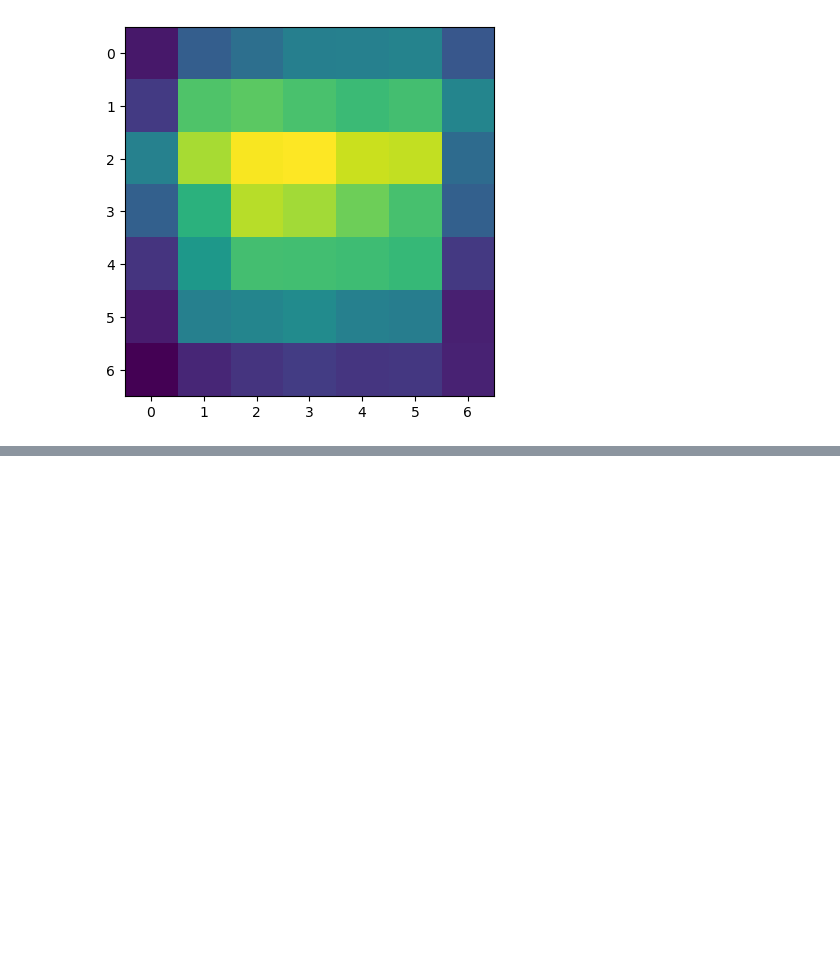
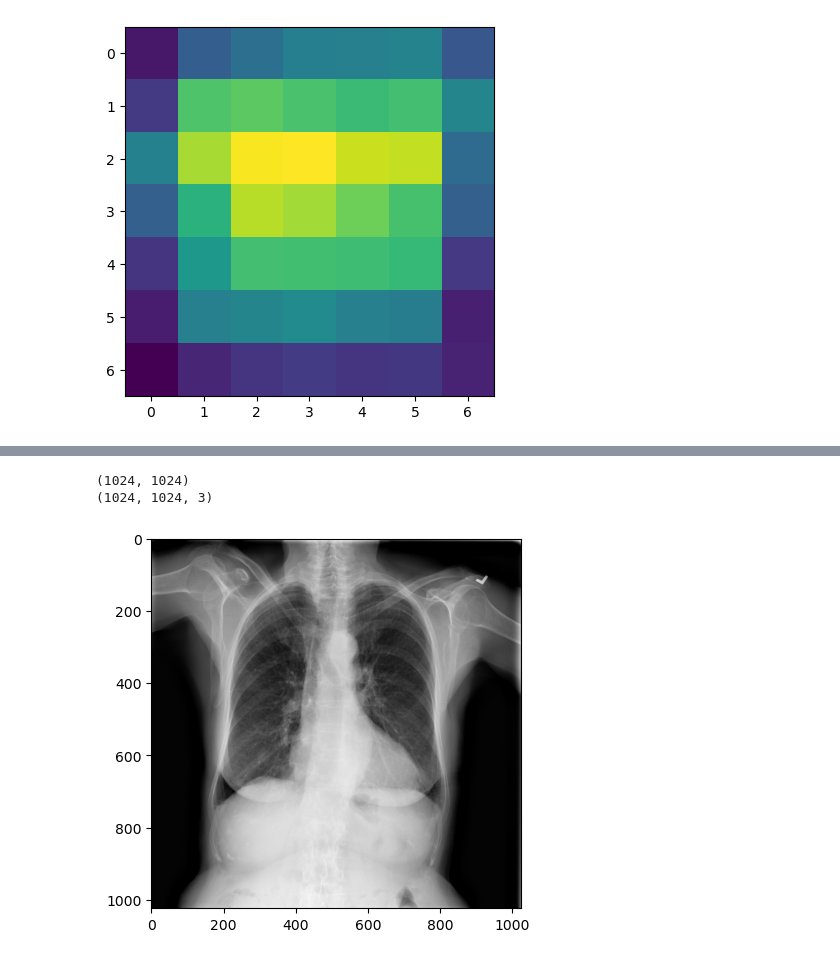
Before and after one commit to codeljs/XAI_project, a Jupyter notebook: pipeline.ipynb, the cells around one changed output, grey strips where cells are left out. Saved outputs shown, nothing was run; the diff lists cells and outputs as text; code cells hidden in the pictures; blank space fills up the shorter version.

```diff
--- a/pipeline.ipynb
+++ b/pipeline.ipynb
@@ -274,0 +390,21 @@ result.save(nameIndex+"_cam.png")
+# %%
+sample_path = "/Users/jiashuoli/Desktop/thesis/NIH/sample-full1/"
+
+# for all the images in the sample folder, we need to resize the cam to the same size as the original image
+# and then overlay the cam on the original image
+
+# for each image in the sample folder
+for nameIndex in os.listdir(sample_path):
+    sample_img = skimage.io.imread(sample_path+nameIndex,as_gray=True)
+    print(sample_img.shape)
+        #  create new empty RGB channel array
+    img_rgb11 = np.zeros((*sample_img.shape, 3), dtype=np.uint8)
+
+    for i in range(3):
+        img_rgb11[..., i] = sample_img
+    print(img_rgb11.shape)
+    plt.imshow(img_rgb11)
+# %% [output]
+(1024, 1024)
+(1024, 1024, 3)
+[figure, added]
```
Also changed, not shown: parts of 26 cells of this notebook, 1 other file.
